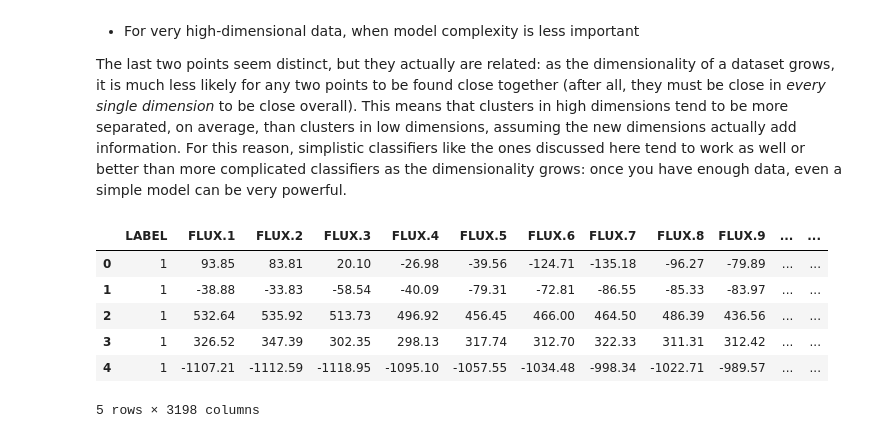
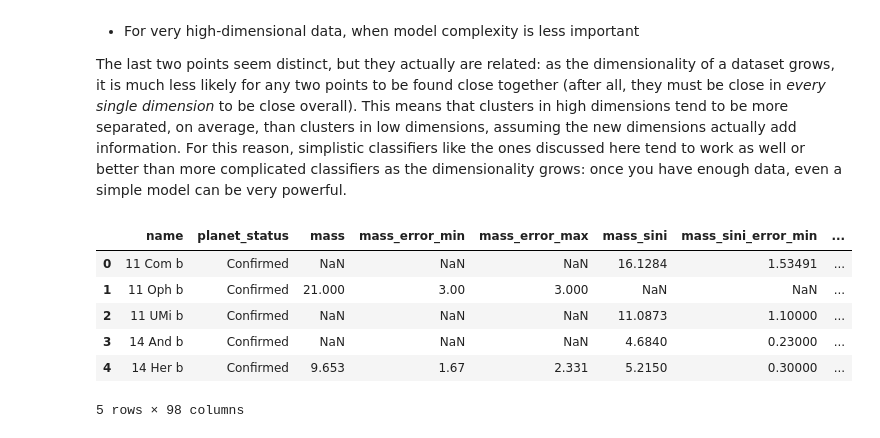
Before and after one commit to MIBRivera/Comp-Astrobio, a Jupyter notebook: Tutorial-NaiveBayes/Tutorial_NaiveBayes.ipynb, the cells around one changed output. Cells and saved outputs as stored; diff of their text form; code cells hidden in the pictures.

```diff
--- a/Tutorial-NaiveBayes/Tutorial_NaiveBayes.ipynb
+++ b/Tutorial-NaiveBayes/Tutorial_NaiveBayes.ipynb
@@ -249,10 +309,12 @@ exoTest.LABEL = [categ[item] for item in exoTest.LABEL]
+# %%
+exocat = pd.read_csv('exoplanet_catalog.csv')
 # %%
-exoTrain.head()
+exocat.head()
 # %% [output]
-|  | LABEL | FLUX.1 | FLUX.2 | FLUX.3 | FLUX.4 | FLUX.5 | FLUX.6 | FLUX.7 | FLUX.8 | FLUX.9 | ... | ... |
-| 0 | 1 | 93.85 | 83.81 | 20.10 | -26.98 | -39.56 | -124.71 | -135.18 | -96.27 | -79.89 | ... | ... |
-| 1 | 1 | -38.88 | -33.83 | -58.54 | -40.09 | -79.31 | -72.81 | -86.55 | -85.33 | -83.97 | ... | ... |
-| 2 | 1 | 532.64 | 535.92 | 513.73 | 496.92 | 456.45 | 466.00 | 464.50 | 486.39 | 436.56 | ... | ... |
-| 3 | 1 | 326.52 | 347.39 | 302.35 | 298.13 | 317.74 | 312.70 | 322.33 | 311.31 | 312.42 | ... | ... |
-| 4 | 1 | -1107.21 | -1112.59 | -1118.95 | -1095.10 | -1057.55 | -1034.48 | -998.34 | -1022.71 | -989.57 | ... | ... |
+|  | name | planet_status | mass | mass_error_min | mass_error_max | mass_sini | mass_sini_error_min | ... |
+| 0 | 11 Com b | Confirmed | NaN | NaN | NaN | 16.1284 | 1.53491 | ... |
+| 1 | 11 Oph b | Confirmed | 21.000 | 3.00 | 3.000 | NaN | NaN | ... |
+| 2 | 11 UMi b | Confirmed | NaN | NaN | NaN | 11.0873 | 1.10000 | ... |
+| 3 | 14 And b | Confirmed | NaN | NaN | NaN | 4.6840 | 0.23000 | ... |
+| 4 | 14 Her b | Confirmed | 9.653 | 1.67 | 2.331 | 5.2150 | 0.30000 | ... |
-5 rows × 3198 columns
+5 rows × 98 columns
```
Also changed, not shown: parts of 29 cells of this notebook, 1 other file.
